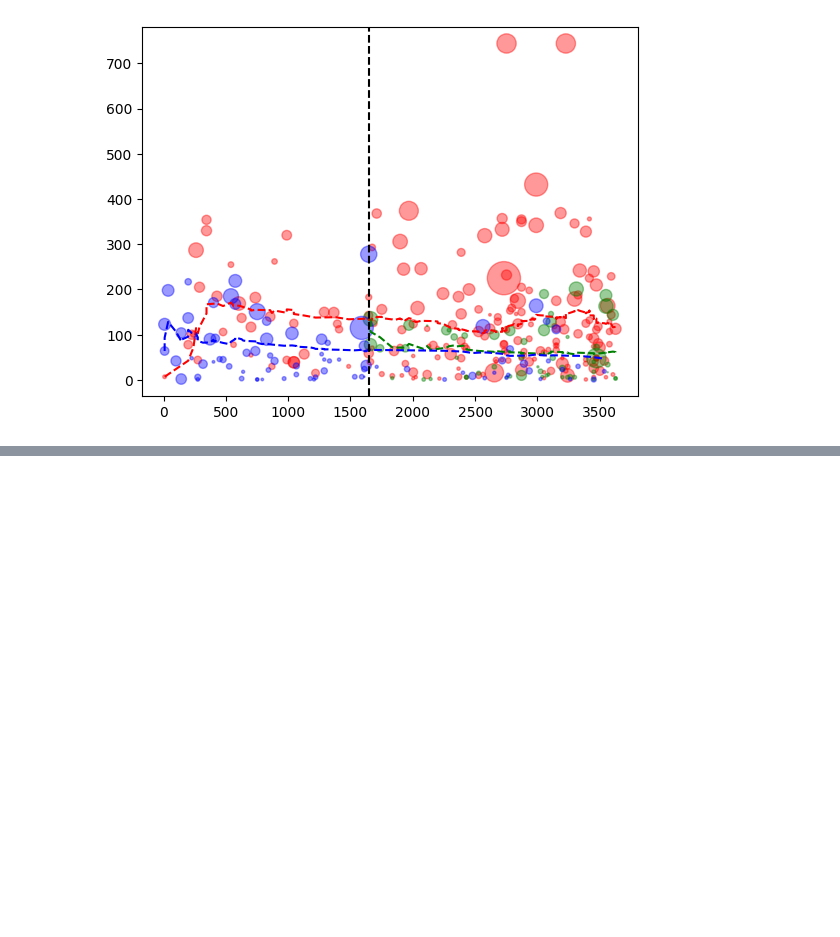
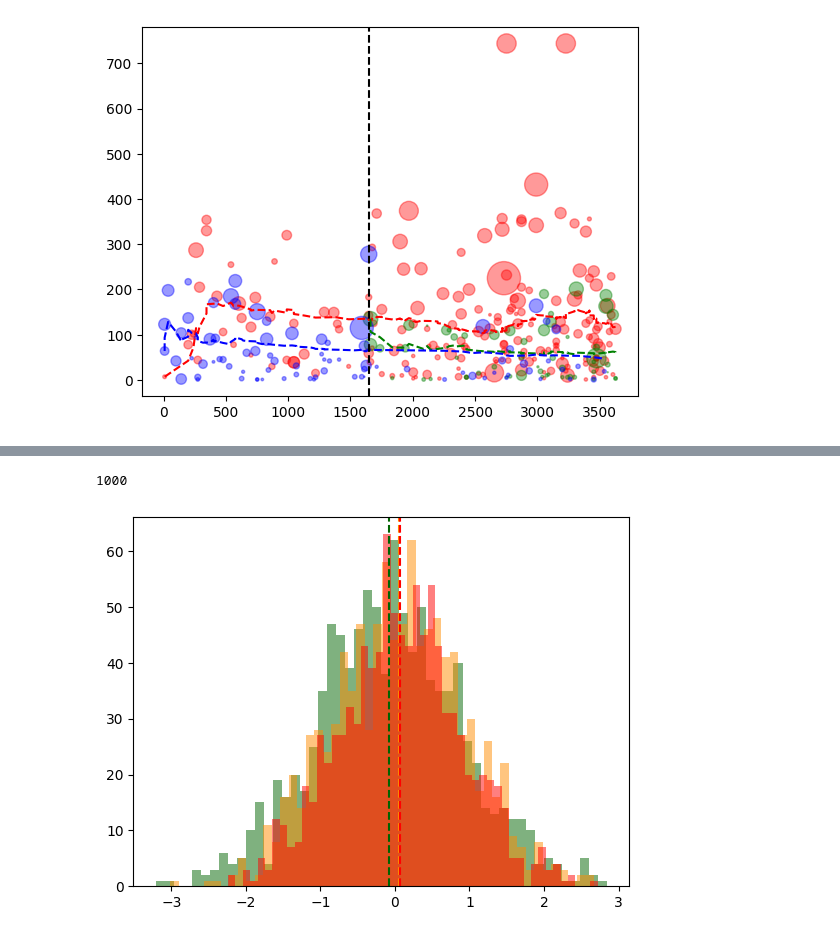
Before and after one commit to BasisResearch/cities, a Jupyter notebook: docs/experimental_notebooks/zoning/zoning_model.ipynb, the cells around one changed output, grey strips where cells are left out. Drawn from its saved outputs; the diff is of its cells as text; code cells hidden in the pictures; blank space fills up the shorter version.

```diff
--- a/docs/experimental_notebooks/zoning/zoning_model.ipynb
+++ b/docs/experimental_notebooks/zoning/zoning_model.ipynb
@@ -533,0 +562,28 @@ UnboundLocalError: local variable 'bias_continuous' referenced before assignment
+# %%
+predictive_categorical = Predictive(linear_model, guide=guide, num_samples=num_samples)
+
+samples_categorical = predictive(categorical, continuous, outcome)
+
+samples.keys()
+
+limit_samples = samples['weights_categorical_limit_id'].squeeze()
+
+limit_samples.shape
+
+eliminated = limit_samples[:, 0]
+reduced = limit_samples[:, 1]
+full = limit_samples[:, 2]
+
+print(len(eliminated))
+
+plt.hist(eliminated, bins=50, alpha=0.5, color = "darkgreen", label='eliminated')
+plt.hist(reduced, bins=50, alpha=0.5, color = "darkorange", label='reduced')
+plt.hist(full, bins=50, alpha=0.5, color = "red", label='full')
+# add colored lines for means
+plt.axvline(eliminated.mean(), color='darkgreen', linestyle='--')
+plt.axvline(reduced.mean(), color='darkorange', linestyle='--')
+plt.axvline(full.mean(), color='red', linestyle='--')
+plt.show()
+# %% [output]
+1000
+[figure, added]
```
Also changed, not shown: parts of 7 cells of this notebook.
